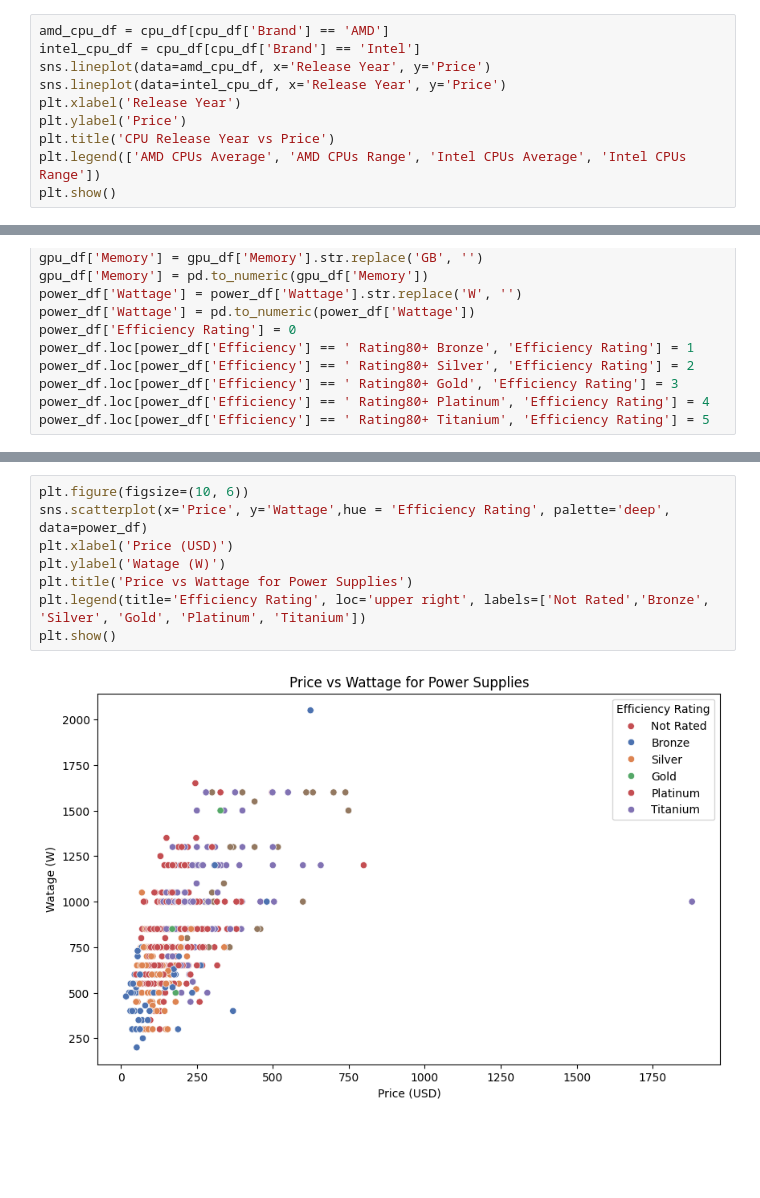
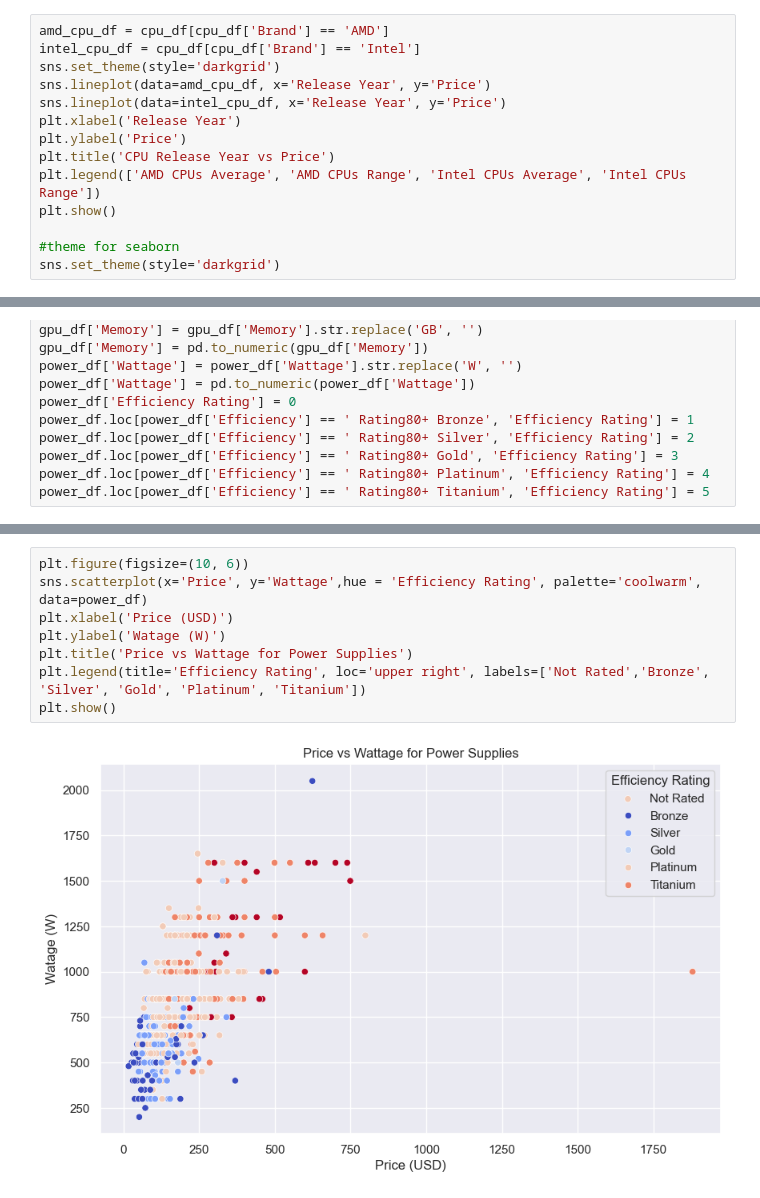
Before and after one commit to knoppds/CSCI_5502_Group_Project_01, a Jupyter notebook: GP_1_PCPartPicker_Data_Visualizations.ipynb, the cells around one changed output, grey strips where cells are left out. Saved outputs shown, nothing was run; the diff lists cells and outputs as text; blank space fills up the shorter version.

```diff
--- a/GP_1_PCPartPicker_Data_Visualizations.ipynb
+++ b/GP_1_PCPartPicker_Data_Visualizations.ipynb
@@ -113,6 +113,7 @@ storage_df['Price'] = pd.to_numeric(storage_df['Price'])
 # %%
 amd_cpu_df = cpu_df[cpu_df['Brand'] == 'AMD']
 intel_cpu_df = cpu_df[cpu_df['Brand'] == 'Intel']
+sns.set_theme(style='darkgrid')
 sns.lineplot(data=amd_cpu_df, x='Release Year', y='Price')
 sns.lineplot(data=intel_cpu_df, x='Release Year', y='Price')
 plt.xlabel('Release Year')
@@ -120,4 +121,7 @@ plt.ylabel('Price')
 plt.title('CPU Release Year vs Price')
 plt.legend(['AMD CPUs Average', 'AMD CPUs Range', 'Intel CPUs Average', 'Intel CPUs Range'])
 plt.show()
+
+#theme for seaborn
+sns.set_theme(style='darkgrid')
 # %% [output]
@@ -229,10 +233,10 @@ plt.show()
 # %%
 plt.figure(figsize=(10, 6))
-sns.scatterplot(x='Price', y='Wattage',hue = 'Efficiency Rating', palette='deep', data=power_df)
+sns.scatterplot(x='Price', y='Wattage',hue = 'Efficiency Rating', palette='coolwarm', data=power_df)
 plt.xlabel('Price (USD)')
 plt.ylabel('Watage (W)')
 plt.title('Price vs Wattage for Power Supplies')
 plt.legend(title='Efficiency Rating', loc='upper right', labels=['Not Rated','Bronze', 'Silver', 'Gold', 'Platinum', 'Titanium'])
 plt.show()
 # %% [output]
-[figure, old version]
+[figure, new version]
```
Also changed, not shown: parts of 8 cells of this notebook.
